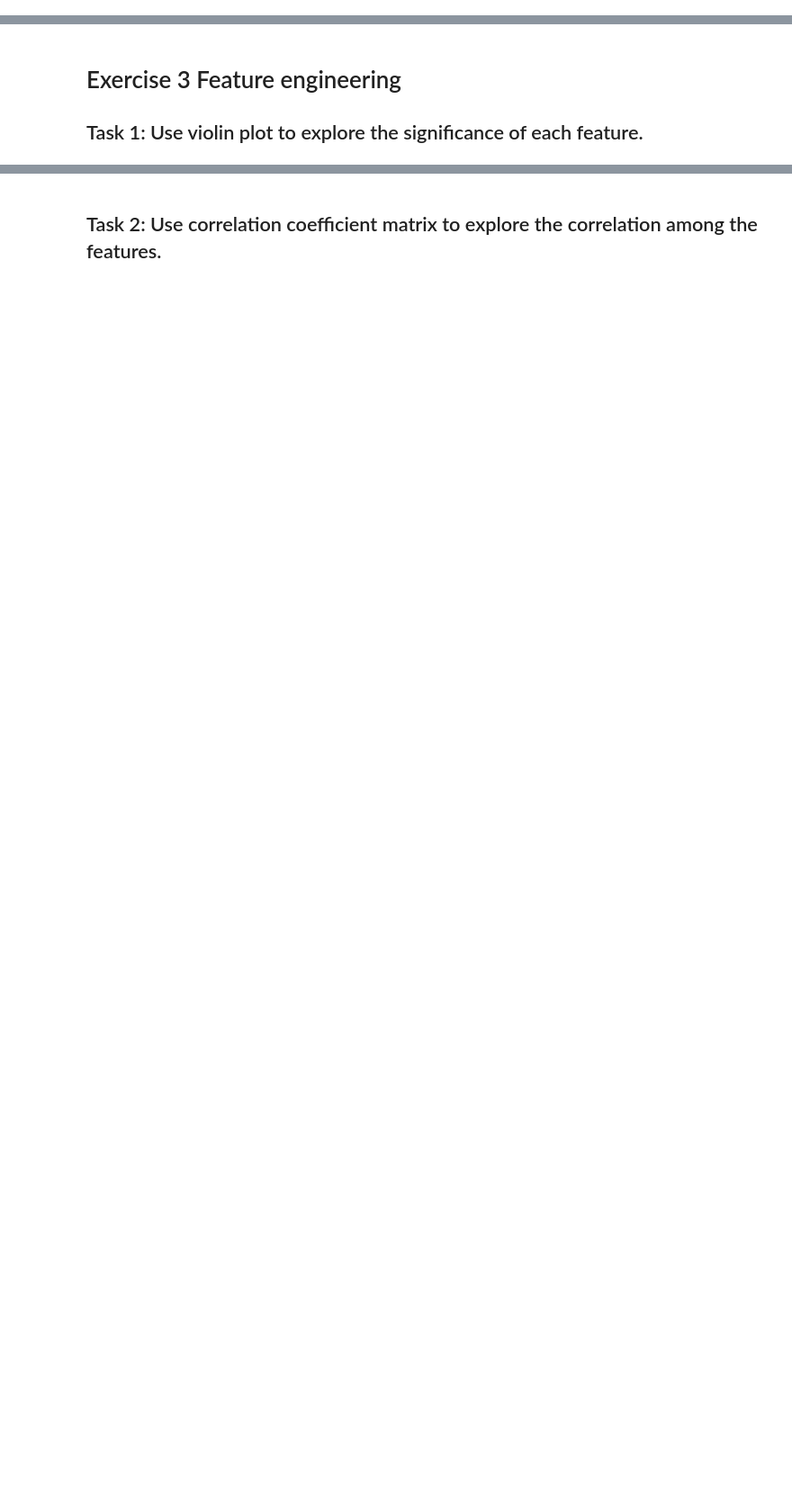
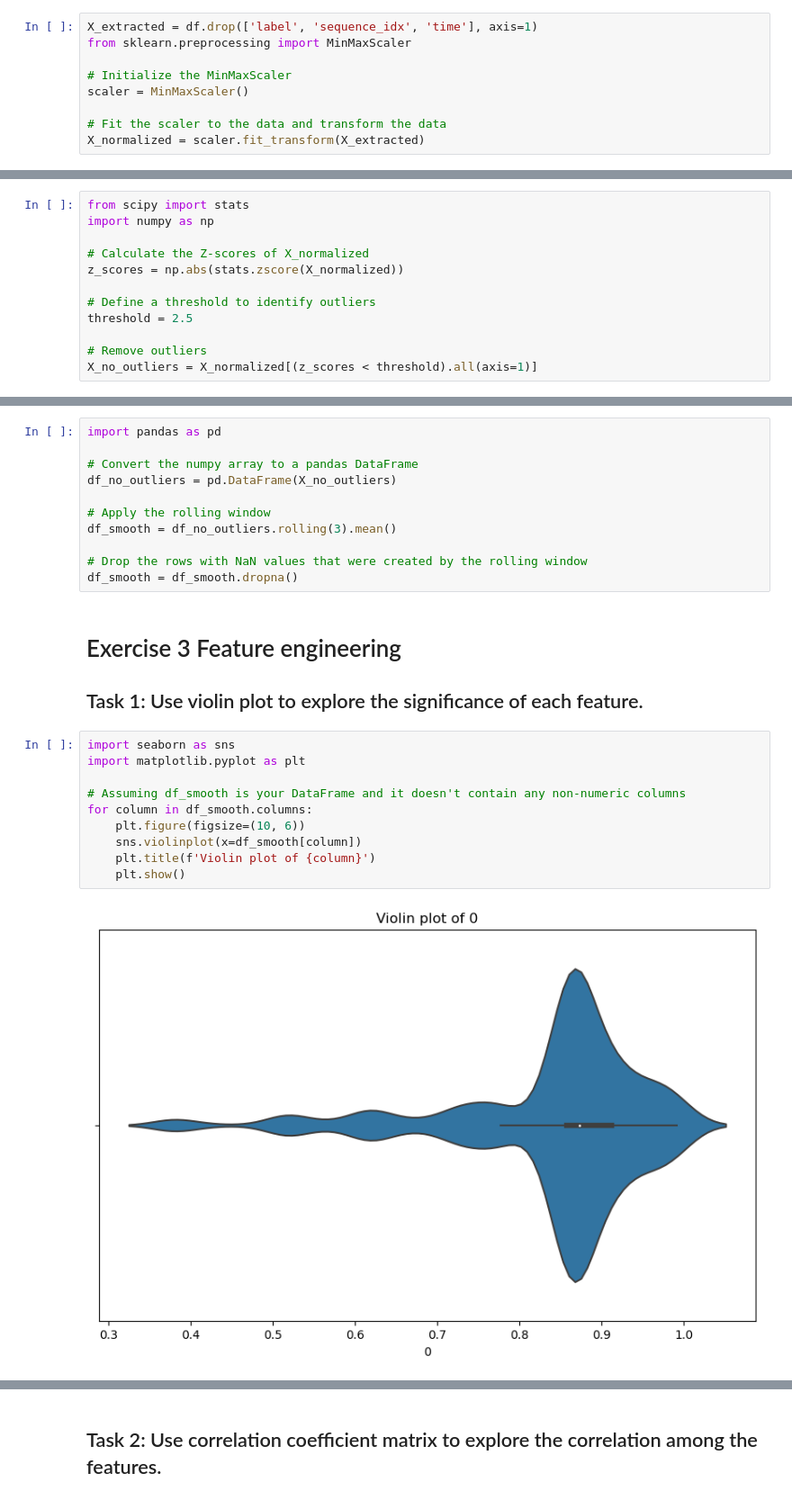
Before and after one commit to sonic160/digital_twin_robot, a Jupyter notebook: course_project_DARR/WP2_Data-driven fault detection/TD_5/WP2_TD_Lect_5_Chaofan.ipynb, the cells around one changed output, grey strips where cells are left out. Shown: that part at 90% size. Cells and saved outputs as stored; diff of their text form; blank space fills up the shorter version.

```diff
--- a/course_project_DARR/WP2_Data-driven fault detection/TD_5/WP2_TD_Lect_5_Chaofan.ipynb
+++ b/course_project_DARR/WP2_Data-driven fault detection/TD_5/WP2_TD_Lect_5_Chaofan.ipynb
@@ -224,15 +273,59 @@ We can do a data visualization of the PCA, but instead of showing data from clas
 ## Task 1: Normalize the dataset.
 
 Define your strategy to normalize the dataset and implement the data. Please pay attention to the difference between fit_transform(), fit(), and transform().
+# %%
+X_extracted = df.drop(['label', 'sequence_idx', 'time'], axis=1)
+from sklearn.preprocessing import MinMaxScaler
+
+# Initialize the MinMaxScaler
+scaler = MinMaxScaler()
+
+# Fit the scaler to the data and transform the data
+X_normalized = scaler.fit_transform(X_extracted)
 # %% [markdown]
 ## Task 2: Define a strategy to remove outliers.
 
 Explain how you remove the outliers and implement your approach here.
+# %%
+from scipy import stats
+import numpy as np
+
+# Calculate the Z-scores of X_normalized
+z_scores = np.abs(stats.zscore(X_normalized))
+
+# Define a threshold to identify outliers
+threshold = 2.5
+
+# Remove outliers
+X_no_outliers = X_normalized[(z_scores < threshold).all(axis=1)]
 # %% [markdown]
 ## Task 3: Define a strategy to smooth the data.
 
 Explain how do you smooth the data and implement your approach here.
+# %%
+import pandas as pd
+
+# Convert the numpy array to a pandas DataFrame
+df_no_outliers = pd.DataFrame(X_no_outliers)
+
+# Apply the rolling window
+df_smooth = df_no_outliers.rolling(3).mean()
+
+# Drop the rows with NaN values that were created by the rolling window
+df_smooth = df_smooth.dropna()
 # %% [markdown]
 # Exercise 3 Feature engineering
 
 ## Task 1: Use violin plot to explore the significance of each feature.
+# %%
+import seaborn as sns
+import matplotlib.pyplot as plt
+
+# Assuming df_smooth is your DataFrame and it doesn't contain any non-numeric columns
+for column in df_smooth.columns:
+    plt.figure(figsize=(10, 6))
+    sns.violinplot(x=df_smooth[column])
+    plt.title(f'Violin plot of {column}')
+    plt.show()
+# %% [output]
+[figure, added]
```
Also changed, not shown: parts of 5 cells of this notebook.
